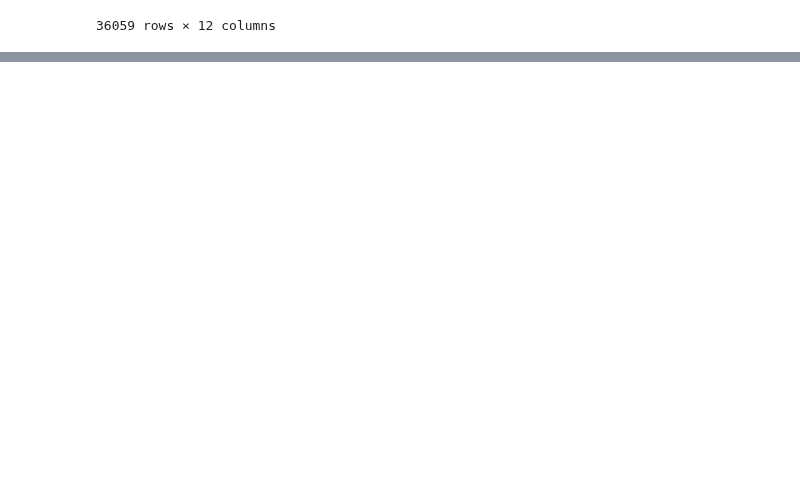
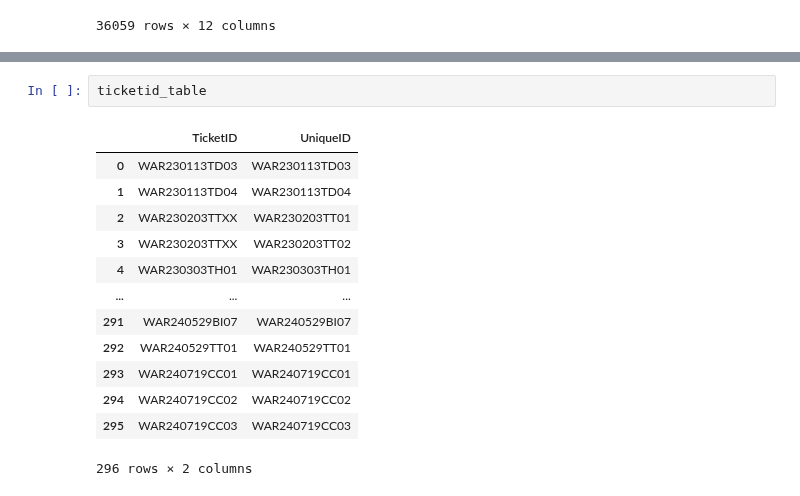
Before and after one commit to BilyBrown/sqlite3-tutorial, a Jupyter notebook: create_war_tables_01.ipynb, the cells around one changed output, grey strips where cells are left out. Cells and saved outputs as stored; diff of their text form; blank space fills up the shorter version.

```diff
--- a/create_war_tables_01.ipynb
+++ b/create_war_tables_01.ipynb
@@ -557,0 +582,16 @@ mill_df
+# %%
+ticketid_table
+# %% [output]
+|  | TicketID | UniqueID |
+| 0 | WAR230113TD03 | WAR230113TD03 |
+| 1 | WAR230113TD04 | WAR230113TD04 |
+| 2 | WAR230203TTXX | WAR230203TT01 |
+| 3 | WAR230203TTXX | WAR230203TT02 |
+| 4 | WAR230303TH01 | WAR230303TH01 |
+| ... | ... | ... |
+| 291 | WAR240529BI07 | WAR240529BI07 |
+| 292 | WAR240529TT01 | WAR240529TT01 |
+| 293 | WAR240719CC01 | WAR240719CC01 |
+| 294 | WAR240719CC02 | WAR240719CC02 |
+| 295 | WAR240719CC03 | WAR240719CC03 |
+296 rows × 2 columns
```
Also changed, not shown: parts of 6 cells of this notebook.
